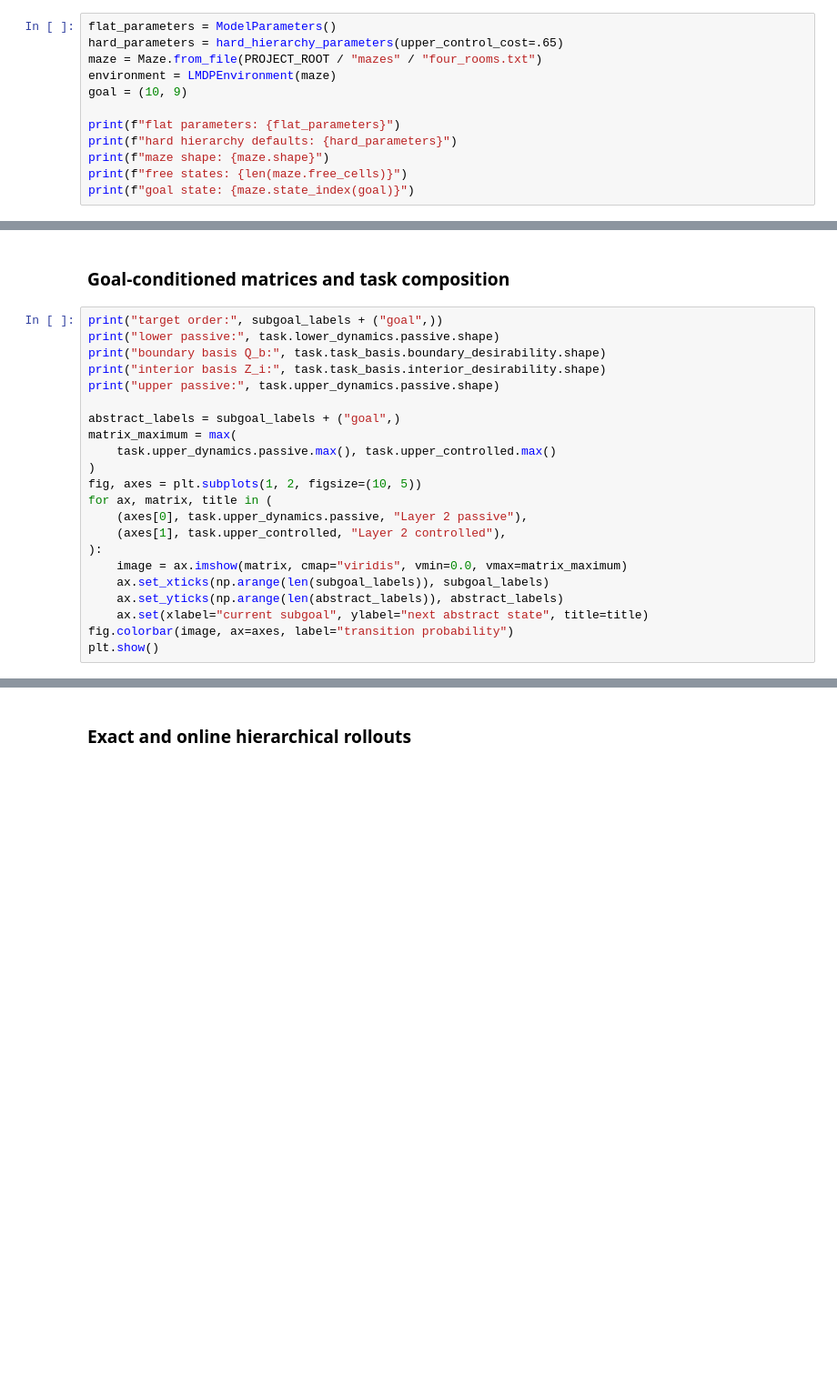
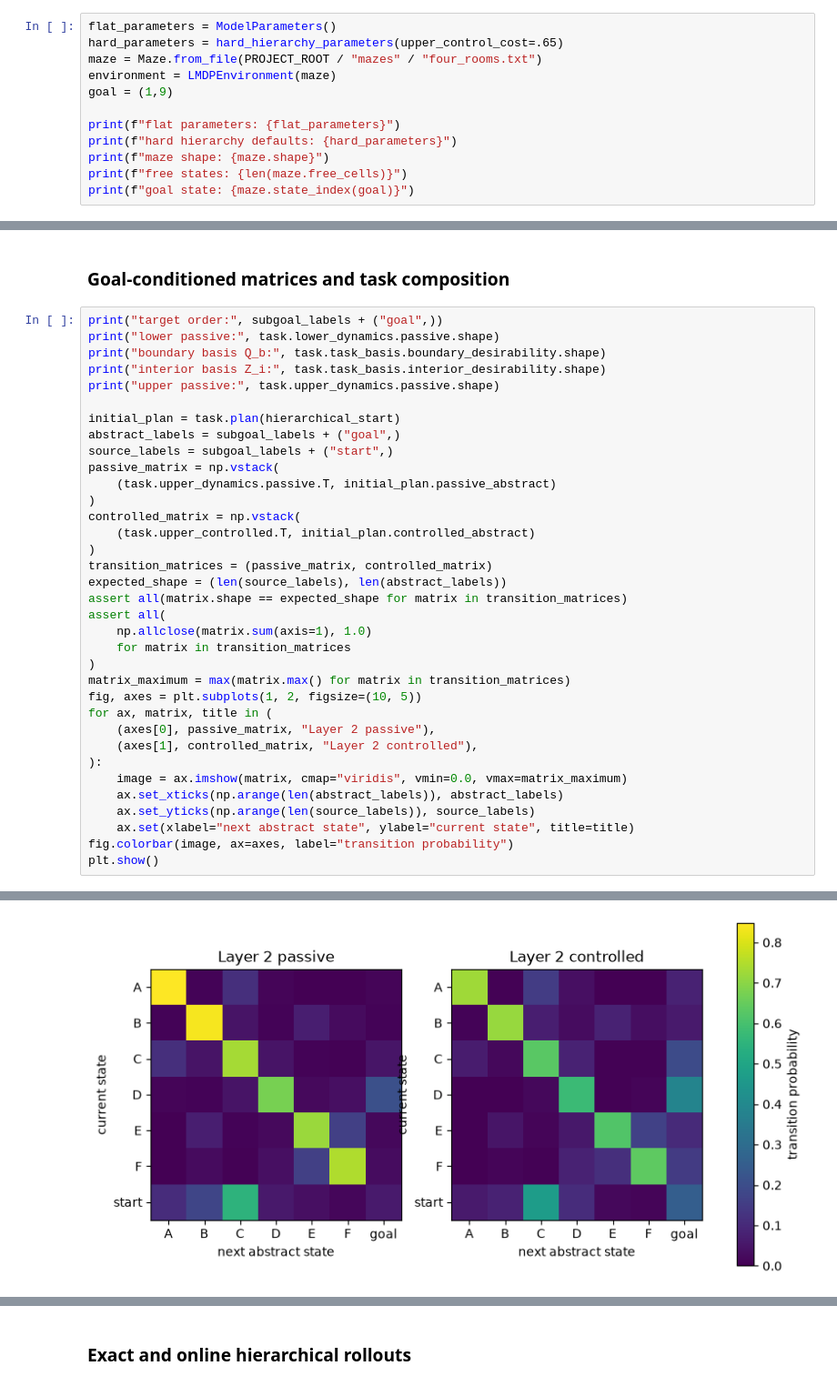
Before and after one commit to rudstre/hierarchical_bigmaze, a Jupyter notebook: notebooks/maze_lmdp_workflows.ipynb, the cells around one changed output, grey strips where cells are left out. Shown at 91% size. Drawn from its saved outputs; the diff is of its cells as text; blank space fills up the shorter version.

```diff
--- a/notebooks/maze_lmdp_workflows.ipynb
+++ b/notebooks/maze_lmdp_workflows.ipynb
@@ -34,7 +34,7 @@ flat_parameters = ModelParameters()
 hard_parameters = hard_hierarchy_parameters(upper_control_cost=.65)
 maze = Maze.from_file(PROJECT_ROOT / "mazes" / "four_rooms.txt")
 environment = LMDPEnvironment(maze)
-goal = (10, 9)
+goal = (1,9)
 
 print(f"flat parameters: {flat_parameters}")
 print(f"hard hierarchy defaults: {hard_parameters}")
@@ -117,18 +138,32 @@ print("boundary basis Q_b:", task.task_basis.boundary_desirability.shape)
 print("interior basis Z_i:", task.task_basis.interior_desirability.shape)
 print("upper passive:", task.upper_dynamics.passive.shape)
 
+initial_plan = task.plan(hierarchical_start)
 abstract_labels = subgoal_labels + ("goal",)
-matrix_maximum = max(
-    task.upper_dynamics.passive.max(), task.upper_controlled.max()
+source_labels = subgoal_labels + ("start",)
+passive_matrix = np.vstack(
+    (task.upper_dynamics.passive.T, initial_plan.passive_abstract)
 )
+controlled_matrix = np.vstack(
+    (task.upper_controlled.T, initial_plan.controlled_abstract)
+)
+transition_matrices = (passive_matrix, controlled_matrix)
+expected_shape = (len(source_labels), len(abstract_labels))
+assert all(matrix.shape == expected_shape for matrix in transition_matrices)
+assert all(
+    np.allclose(matrix.sum(axis=1), 1.0)
+    for matrix in transition_matrices
+)
+matrix_maximum = max(matrix.max() for matrix in transition_matrices)
 fig, axes = plt.subplots(1, 2, figsize=(10, 5))
 for ax, matrix, title in (
-    (axes[0], task.upper_dynamics.passive, "Layer 2 passive"),
-    (axes[1], task.upper_controlled, "Layer 2 controlled"),
+    (axes[0], passive_matrix, "Layer 2 passive"),
+    (axes[1], controlled_matrix, "Layer 2 controlled"),
 ):
     image = ax.imshow(matrix, cmap="viridis", vmin=0.0, vmax=matrix_maximum)
-    ax.set_xticks(np.arange(len(subgoal_labels)), subgoal_labels)
-    ax.set_yticks(np.arange(len(abstract_labels)), abstract_labels)
-    ax.set(xlabel="current subgoal", ylabel="next abstract state", title=title)
+    ax.set_xticks(np.arange(len(abstract_labels)), abstract_labels)
+    ax.set_yticks(np.arange(len(source_labels)), source_labels)
+    ax.set(xlabel="next abstract state", ylabel="current state", title=title)
 fig.colorbar(image, ax=axes, label="transition probability")
 plt.show()
+# %% [output]
@@ -135 +175,2 @@ plt.show()
+[figure, added]
 # %%
```
Also changed, not shown: parts of 13 cells of this notebook.
